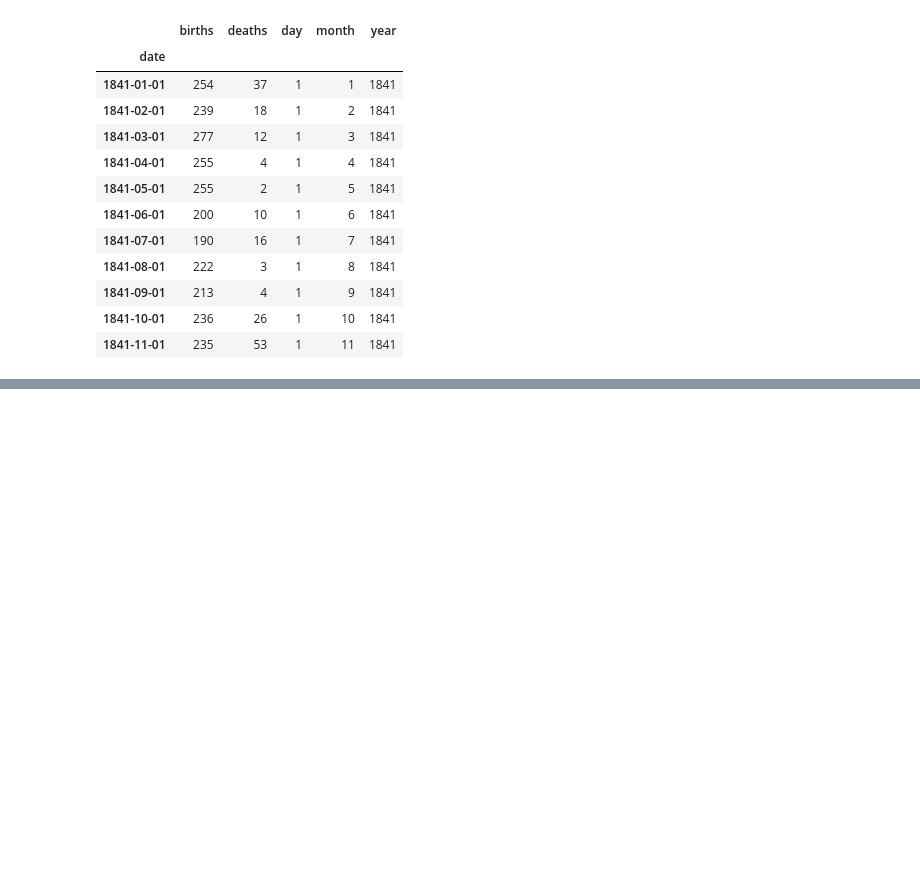
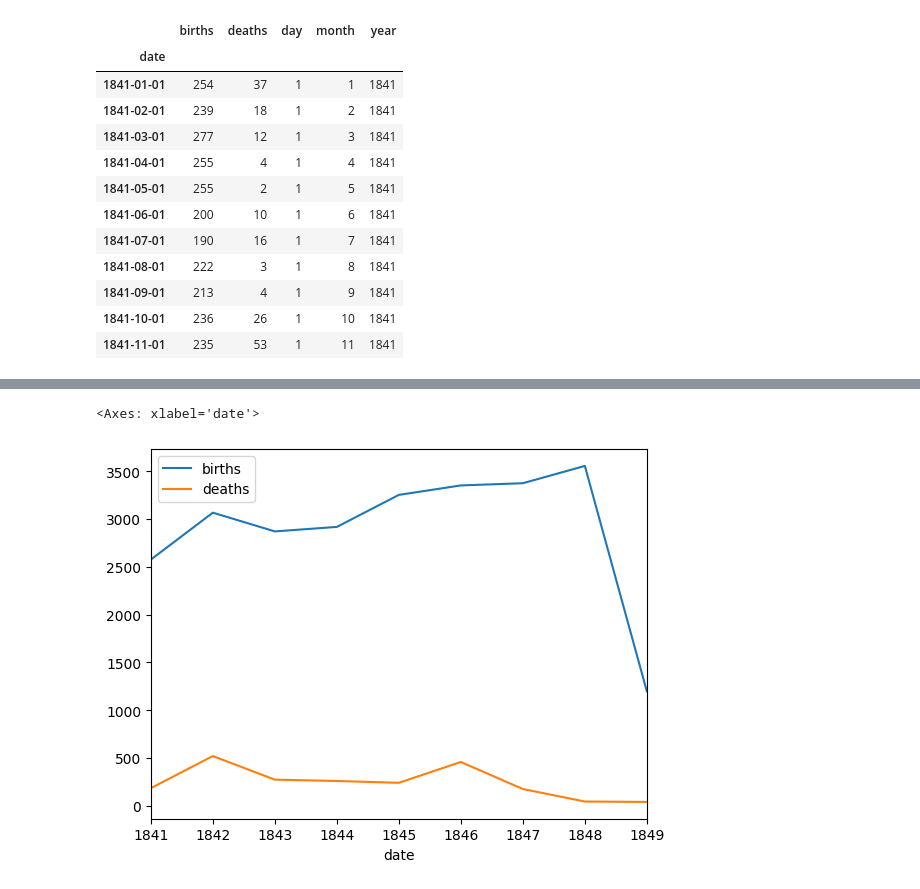
Before and after one commit to tomasfigueroaruesjas/the-effects-of-handwashing, a Jupyter notebook: Untitled.ipynb, the cells around one changed output, grey strips where cells are left out. Cells and saved outputs as stored; diff of their text form; code cells hidden in the pictures; blank space fills up the shorter version.

```diff
--- a/Untitled.ipynb
+++ b/Untitled.ipynb
@@ -368,0 +363,3 @@ monthly_deaths[mask]
+# %%
+c = monthly_deaths['births'].resample('YE').sum()
+c
@@ -368,0 +394,7 @@ monthly_deaths[mask]
+# %%
+dfSum = pd.DataFrame(data=[c, d])
+dfSumT = dfSum.T
+dfSumT.plot()
+# %% [output]
+<Axes: xlabel='date'>
+[figure, added]
```
Also changed, not shown: parts of 15 cells of this notebook.
